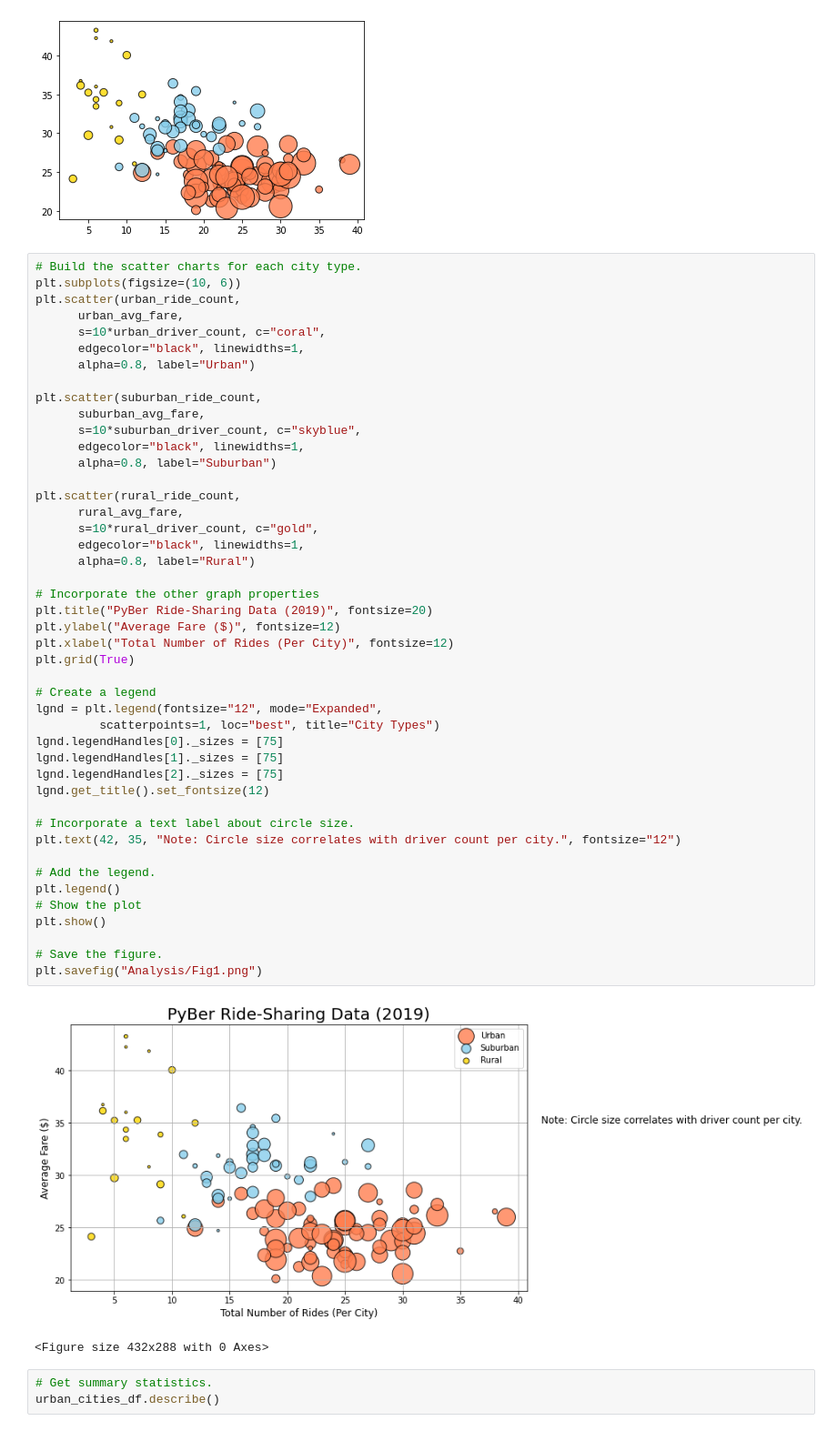
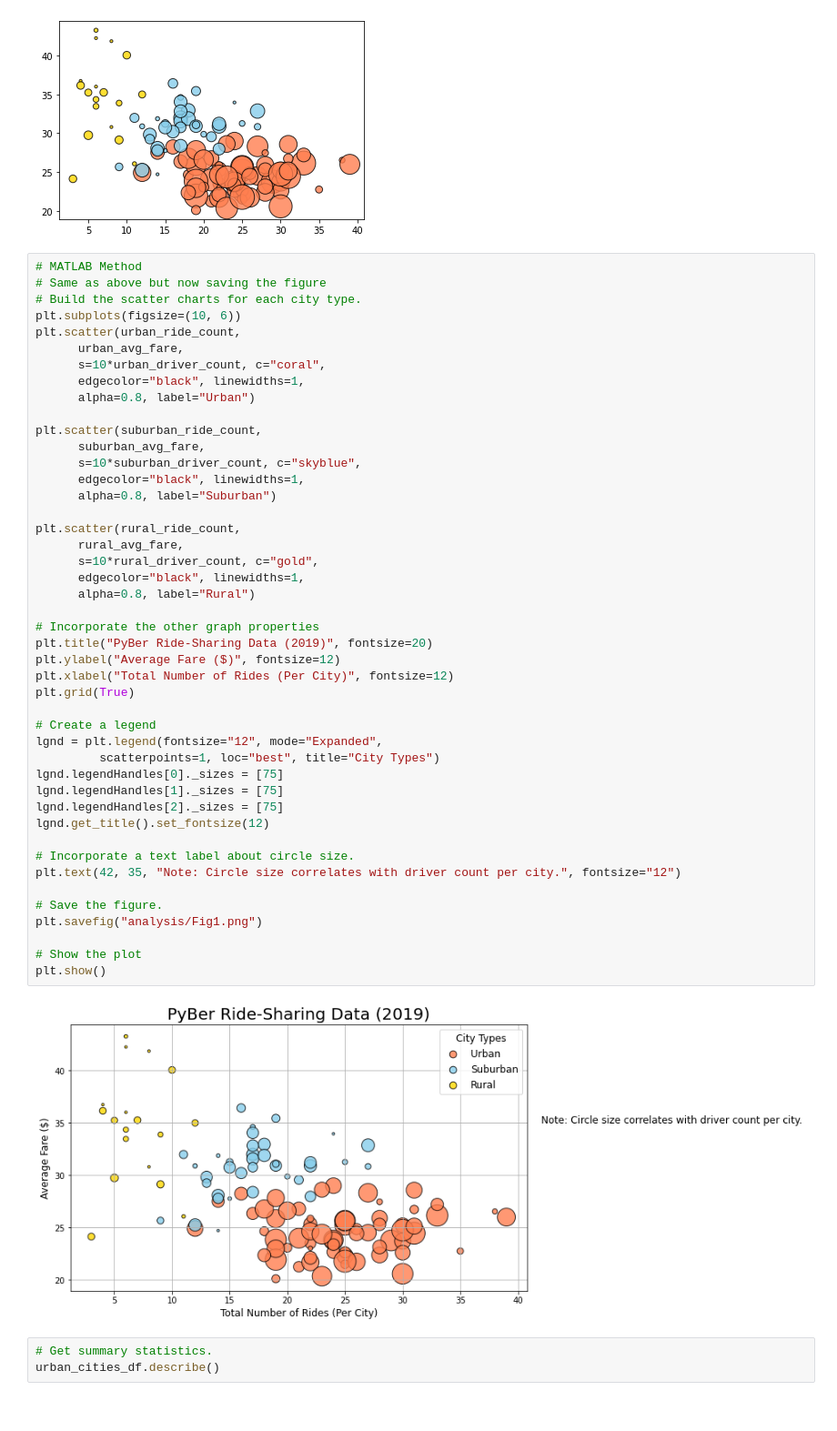
Before and after one commit to abramscris/PyBer_Analysis, a Jupyter notebook: Module.ipynb, the cells around one changed output. Shown at 91% size. Cells and saved outputs as stored; diff of their text form.

```diff
--- a/Module.ipynb
+++ b/Module.ipynb
@@ -376,6 +376,8 @@ plt.show()
 # %% [output]
 [figure]
 # %%
+# MATLAB Method
+# Same as above but now saving the figure
 # Build the scatter charts for each city type.
 plt.subplots(figsize=(10, 6))
 plt.scatter(urban_ride_count,
@@ -389,40 +391,37 @@ plt.scatter(suburban_ride_count,
       s=10*suburban_driver_count, c="skyblue",
       edgecolor="black", linewidths=1,
       alpha=0.8, label="Suburban")
 
 plt.scatter(rural_ride_count,
       rural_avg_fare,
       s=10*rural_driver_count, c="gold",
       edgecolor="black", linewidths=1,
       alpha=0.8, label="Rural")
 
 # Incorporate the other graph properties
 plt.title("PyBer Ride-Sharing Data (2019)", fontsize=20)
 plt.ylabel("Average Fare ($)", fontsize=12)
 plt.xlabel("Total Number of Rides (Per City)", fontsize=12)
 plt.grid(True)
 
 # Create a legend
 lgnd = plt.legend(fontsize="12", mode="Expanded",
          scatterpoints=1, loc="best", title="City Types")
 lgnd.legendHandles[0]._sizes = [75]
 lgnd.legendHandles[1]._sizes = [75]
 lgnd.legendHandles[2]._sizes = [75]
 lgnd.get_title().set_fontsize(12)
 
 # Incorporate a text label about circle size.
 plt.text(42, 35, "Note: Circle size correlates with driver count per city.", fontsize="12")
 
-# Add the legend.
-plt.legend()
+# Save the figure.
+plt.savefig("analysis/Fig1.png")
+
 # Show the plot
 plt.show()
-
-# Save the figure.
-plt.savefig("Analysis/Fig1.png")
 # %% [output]
-[figure, old version]
+[figure, new version]
-<Figure size 432x288 with 0 Axes>
 # %%
 # Get summary statistics.
 urban_cities_df.describe()
```
